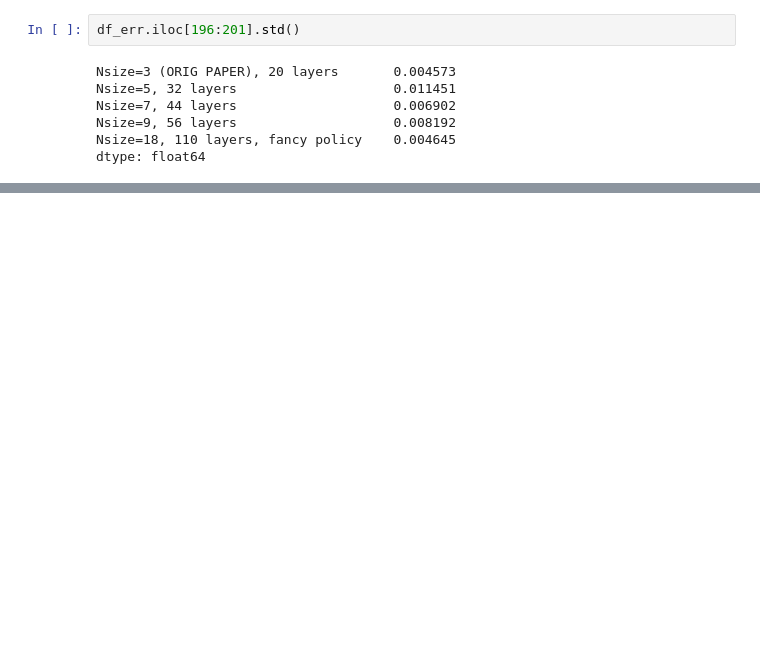
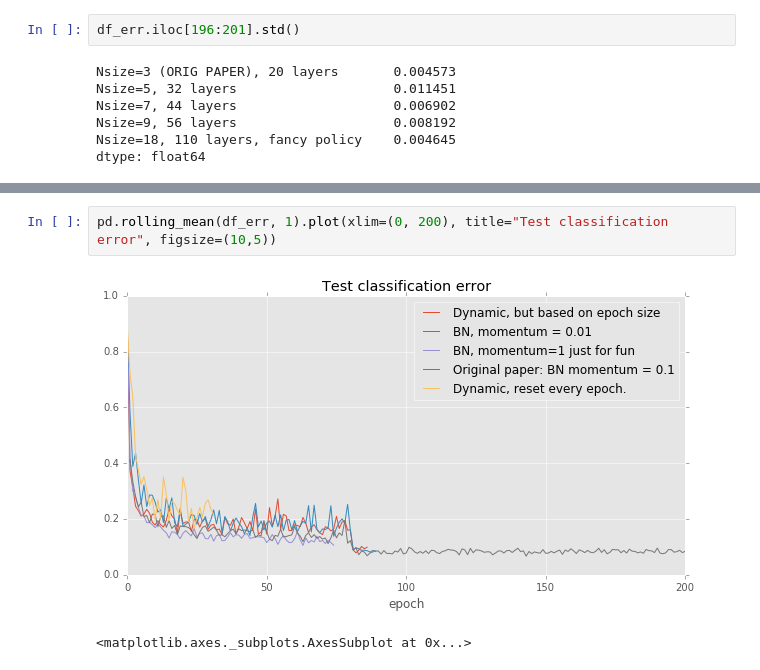
Before and after one commit to gcr/torch-residual-networks, a Jupyter notebook: Residual Network Experiment Results.ipynb, the cells around one changed output, grey strips where cells are left out. Cells and saved outputs as stored; diff of their text form; blank space fills up the shorter version.

```diff
--- a/Residual Network Experiment Results.ipynb
+++ b/Residual Network Experiment Results.ipynb
@@ -168,0 +215,5 @@ foo -4.916723  1.983646
+# %%
+pd.rolling_mean(df_err, 1).plot(xlim=(0, 200), title="Test classification error", figsize=(10,5))
+# %% [output]
+[figure, added]
+<matplotlib.axes._subplots.AxesSubplot at 0x...>
```
Also changed, not shown: parts of 26 cells of this notebook.
